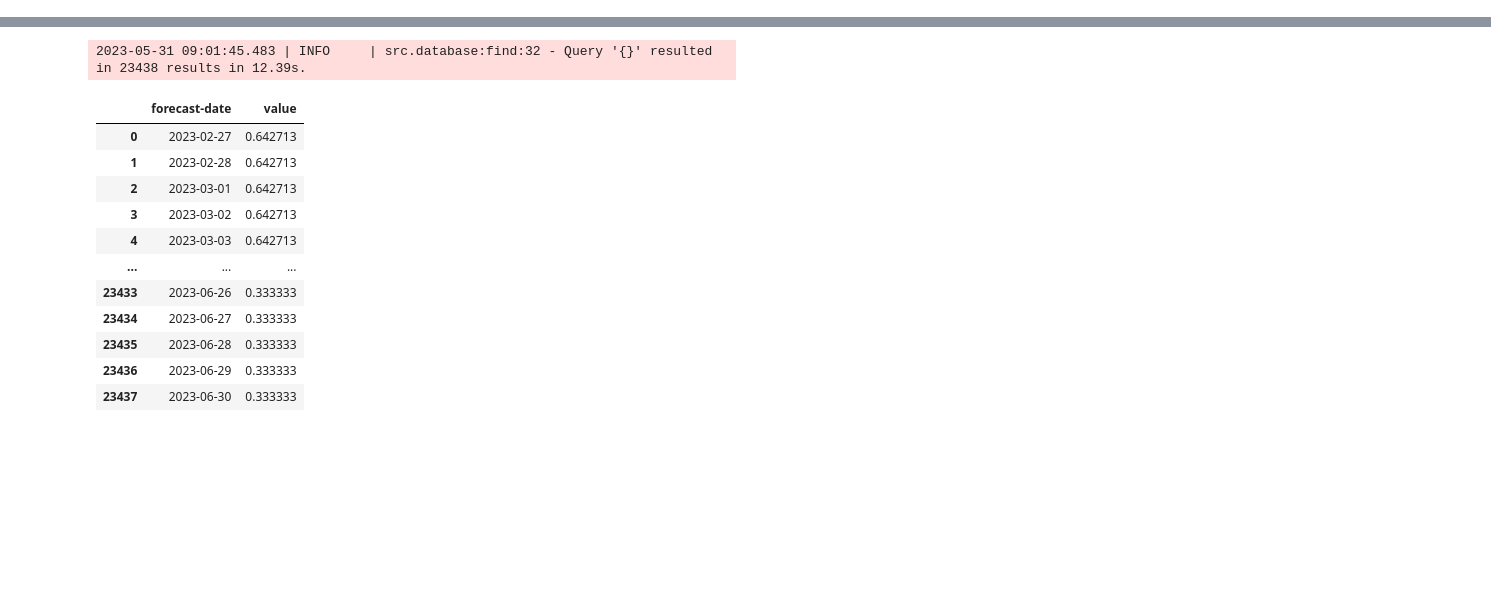
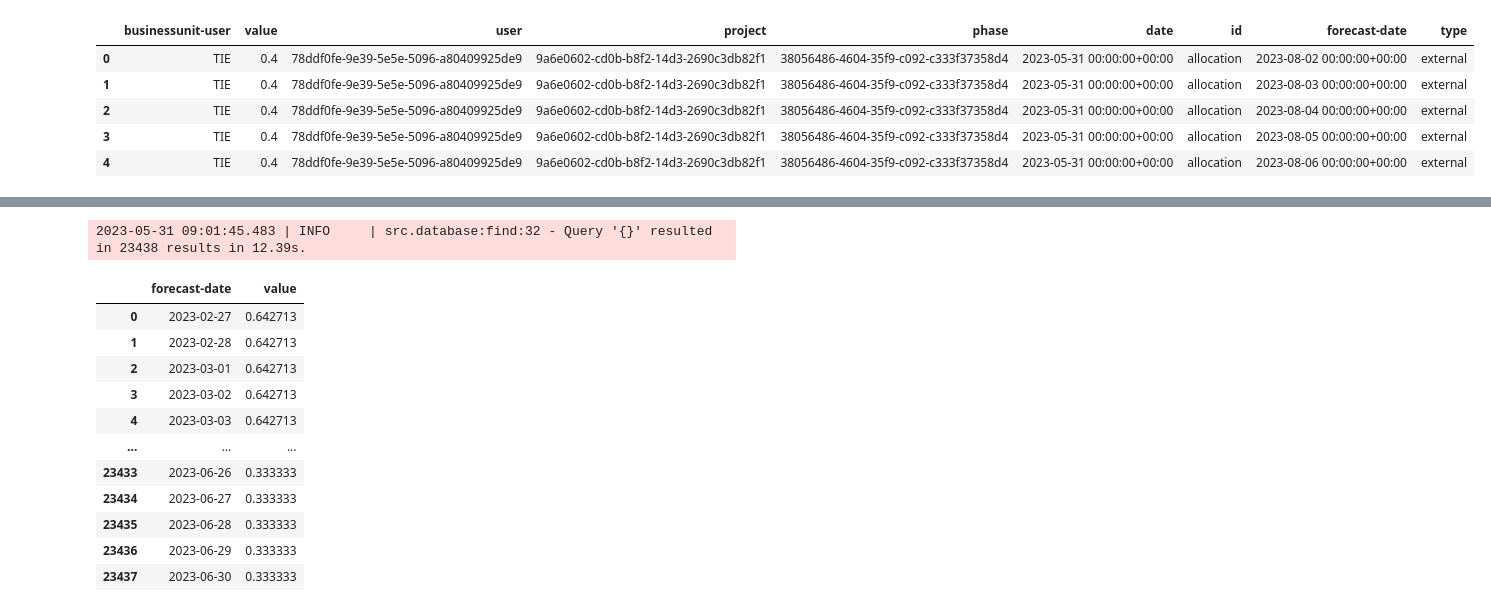
Before and after one commit to vreima/tie-dashboard, a Jupyter notebook: testing-notebook.ipynb, the cells around one changed output, grey strips where cells are left out. Saved outputs shown, nothing was run; the diff lists cells and outputs as text; code cells hidden in the pictures; blank space fills up the shorter version.

```diff
--- a/testing-notebook.ipynb
+++ b/testing-notebook.ipynb
@@ -29,0 +22,6 @@ async with f._client:
+# %%
+async with src.severa.fetch.Fetcher() as f:
+    df2 = await f.get_allocations_with_maxes(span)
+
+df2.head()
+# %% [output]
@@ -29,0 +47,6 @@ async with f._client:
+|  | businessunit-user | value | user | project | phase | date | id | forecast-date | type |
+| 0 | TIE | 0.4 | 78ddf0fe-9e39-5e5e-5096-a80409925de9 | 9a6e0602-cd0b-b8f2-14d3-2690c3db82f1 | 38056486-4604-35f9-c092-c333f37358d4 | 2023-05-31 00:00:00+00:00 | allocation | 2023-08-02 00:00:00+00:00 | external |
+| 1 | TIE | 0.4 | 78ddf0fe-9e39-5e5e-5096-a80409925de9 | 9a6e0602-cd0b-b8f2-14d3-2690c3db82f1 | 38056486-4604-35f9-c092-c333f37358d4 | 2023-05-31 00:00:00+00:00 | allocation | 2023-08-03 00:00:00+00:00 | external |
+| 2 | TIE | 0.4 | 78ddf0fe-9e39-5e5e-5096-a80409925de9 | 9a6e0602-cd0b-b8f2-14d3-2690c3db82f1 | 38056486-4604-35f9-c092-c333f37358d4 | 2023-05-31 00:00:00+00:00 | allocation | 2023-08-04 00:00:00+00:00 | external |
+| 3 | TIE | 0.4 | 78ddf0fe-9e39-5e5e-5096-a80409925de9 | 9a6e0602-cd0b-b8f2-14d3-2690c3db82f1 | 38056486-4604-35f9-c092-c333f37358d4 | 2023-05-31 00:00:00+00:00 | allocation | 2023-08-05 00:00:00+00:00 | external |
+| 4 | TIE | 0.4 | 78ddf0fe-9e39-5e5e-5096-a80409925de9 | 9a6e0602-cd0b-b8f2-14d3-2690c3db82f1 | 38056486-4604-35f9-c092-c333f37358d4 | 2023-05-31 00:00:00+00:00 | allocation | 2023-08-06 00:00:00+00:00 | external |
```
Also changed, not shown: parts of 7 cells of this notebook, 4 other files.
